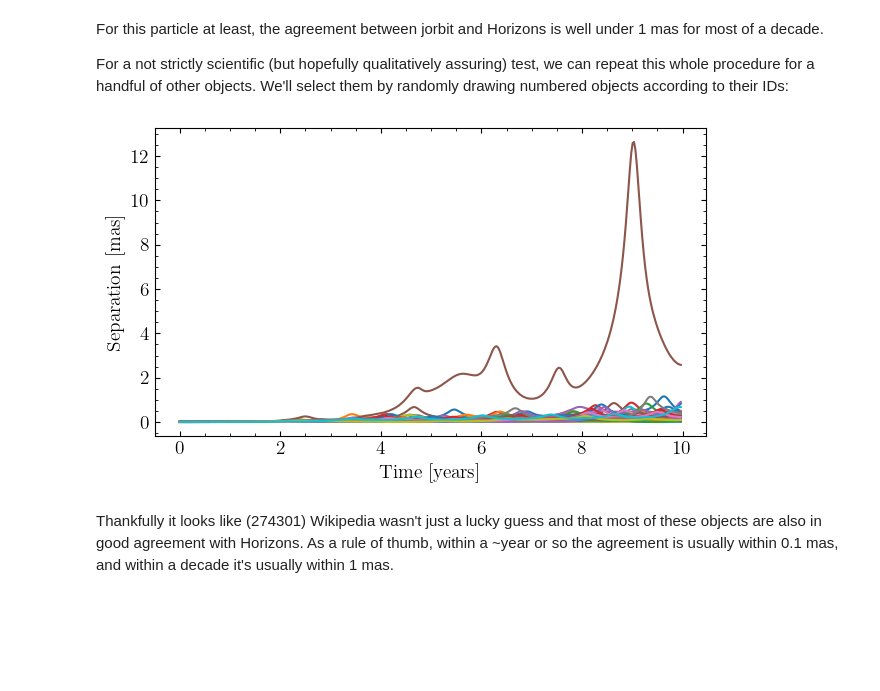
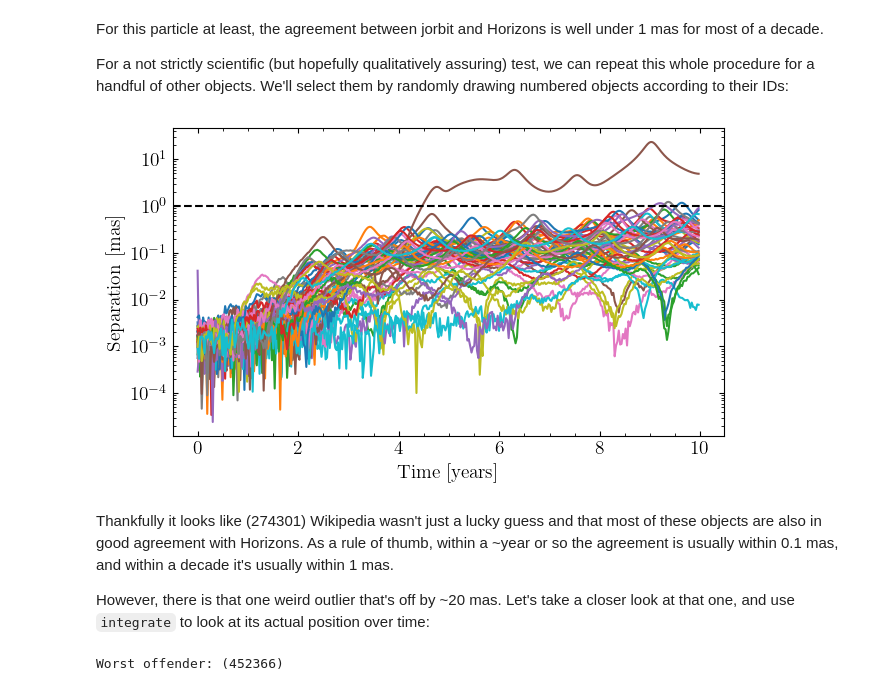
Before and after one commit to ben-cassese/jorbit, a Jupyter notebook: docs/tutorials/skip_tests/compare_w_horizons.ipynb, the cells around one changed output. Drawn from its saved outputs; the diff is of its cells as text; code cells hidden in the pictures; blank space fills up the shorter version.

```diff
--- a/docs/tutorials/skip_tests/compare_w_horizons.ipynb
+++ b/docs/tutorials/skip_tests/compare_w_horizons.ipynb
@@ -74,8 +74,21 @@ for i, p_id in tqdm(enumerate(particle_ids)):
 # %%
 fig, ax = plt.subplots()
 ax.plot((jnp.arange(0, 365 * 10, 10) * u.day).to(u.year), seps.T)
-ax.set(xlabel="Time [years]", ylabel="Separation [mas]");
+ax.axhline(1, color="k", ls="--", label="1 mas")
+ax.set(yscale="log", xlabel="Time [years]", ylabel="Separation [mas]")
 # %% [output]
-[figure, old version]
+[figure, new version]
 # %% [markdown]
 Thankfully it looks like (274301) Wikipedia wasn't just a lucky guess and that most of these objects are also in good agreement with Horizons. As a rule of thumb, within a ~year or so the agreement is usually within 0.1 mas, and within a decade it's usually within 1 mas.
+
+However, there is that one weird outlier that's off by ~20 mas. Let's take a closer look at that one, and use `integrate` to look at its actual position over time:
+# %%
+worst_idx = np.where(seps == seps.max())[0][0]
+print(f"Worst offender: ({particle_ids[worst_idx]})")
+
+p = Particle.from_horizons(name=str(particle_ids[worst_idx]), time=Time("2025-01-01"))
+jorbit_eph = p.ephemeris(times=times, observer="kitt peak")
+
+x, v = p.integrate(times)
+# %% [output]
+Worst offender: (452366)
```
Also changed, not shown: parts of 11 cells of this notebook, 1 other file.
